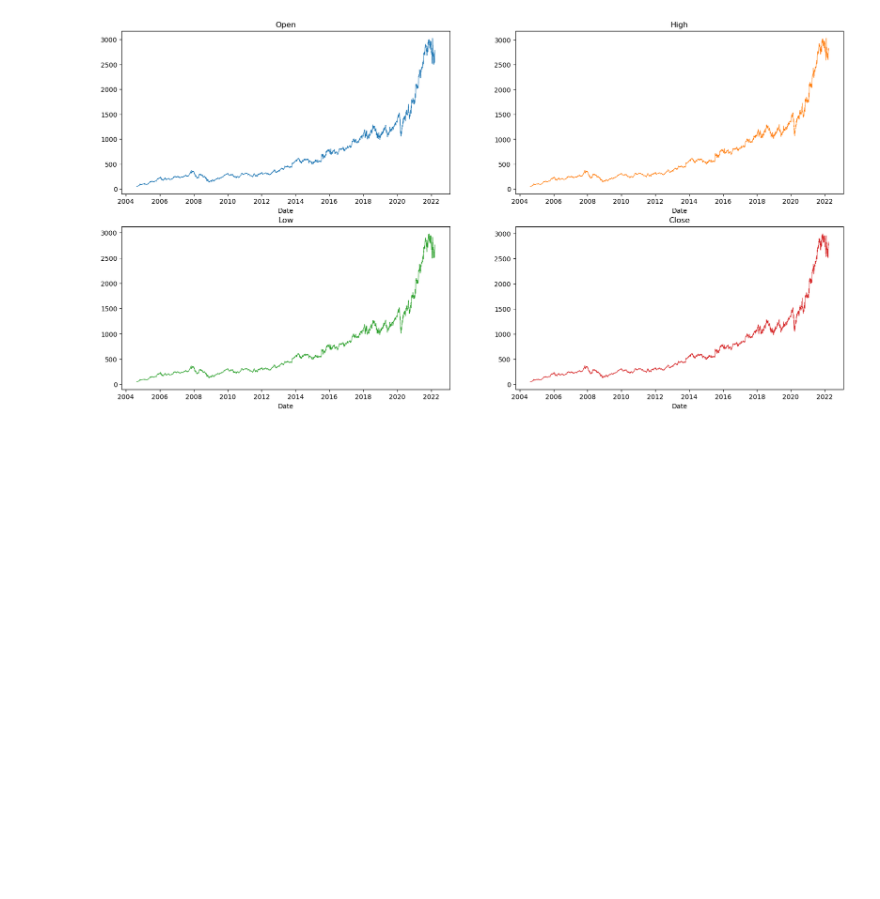
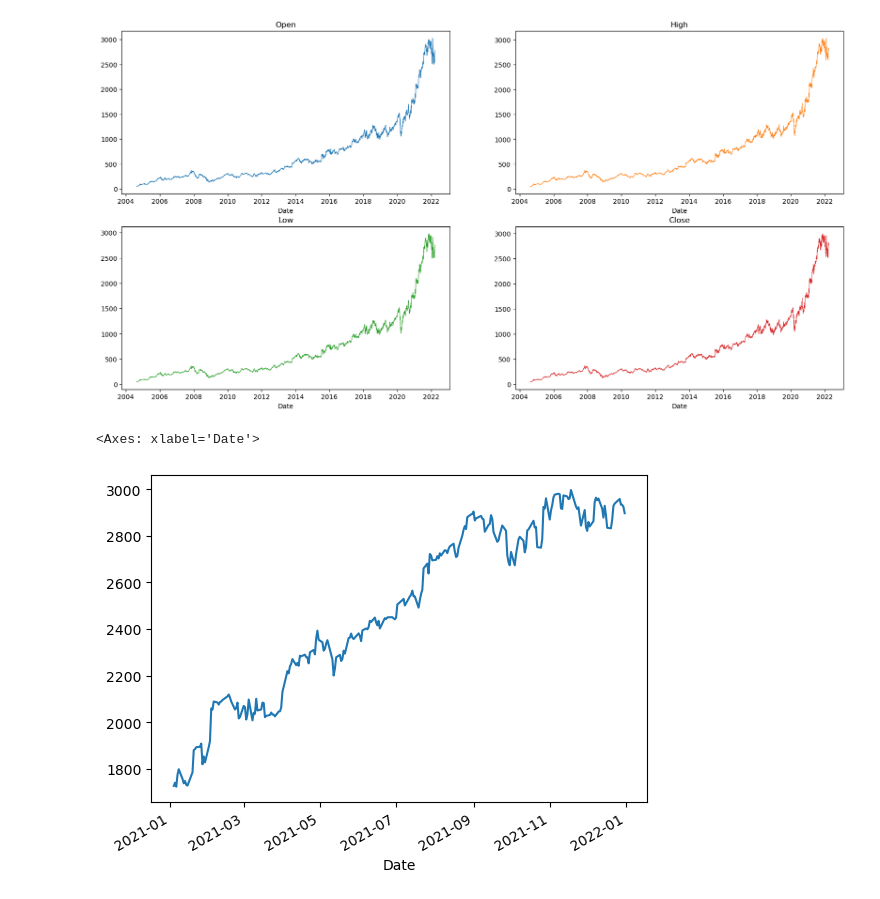
Before and after one commit to swayam-learning/DataScience_ML, a Jupyter notebook: TimeSeriesAnalysis/basics.ipynb, the cells around one changed output. Drawn from its saved outputs; the diff is of its cells as text; code cells hidden in the pictures; blank space fills up the shorter version.

```diff
--- a/TimeSeriesAnalysis/basics.ipynb
+++ b/TimeSeriesAnalysis/basics.ipynb
@@ -245,3 +245,8 @@ ax = df_1.plot(
         title = ['Open','High','Low','Close'])
 # %% [output]
 [figure]
+# %%
+df.loc['2021']["Close"].plot()
+# %% [output]
+<Axes: xlabel='Date'>
+[figure, added]
```
Also changed, not shown: parts of 1 cell of this notebook.
